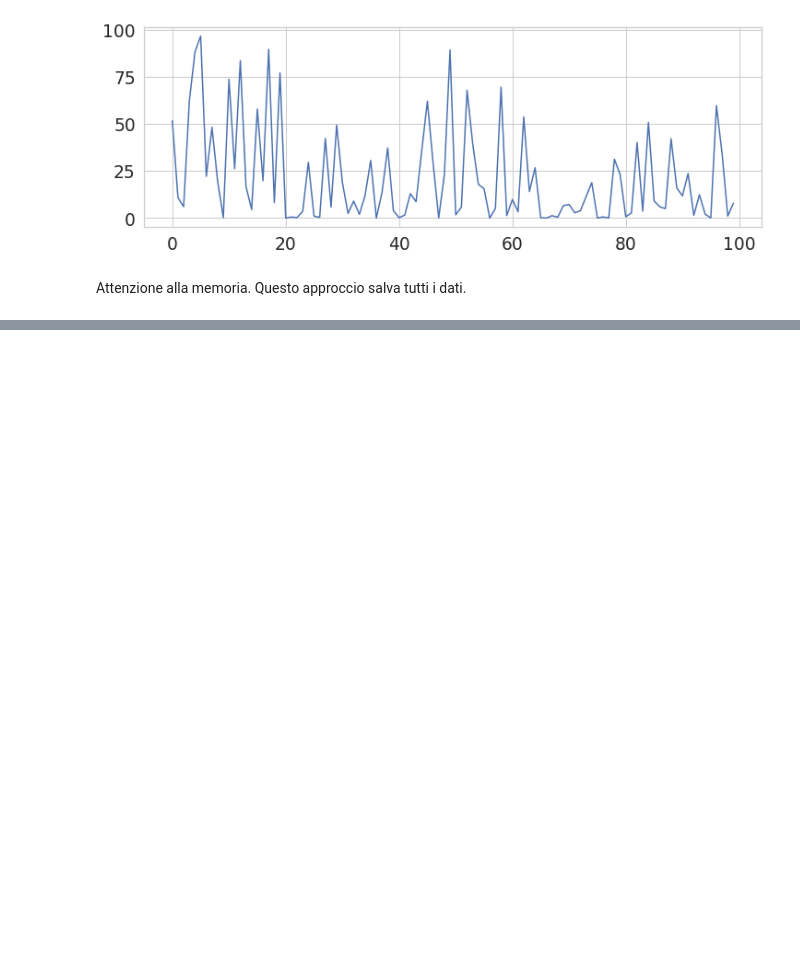
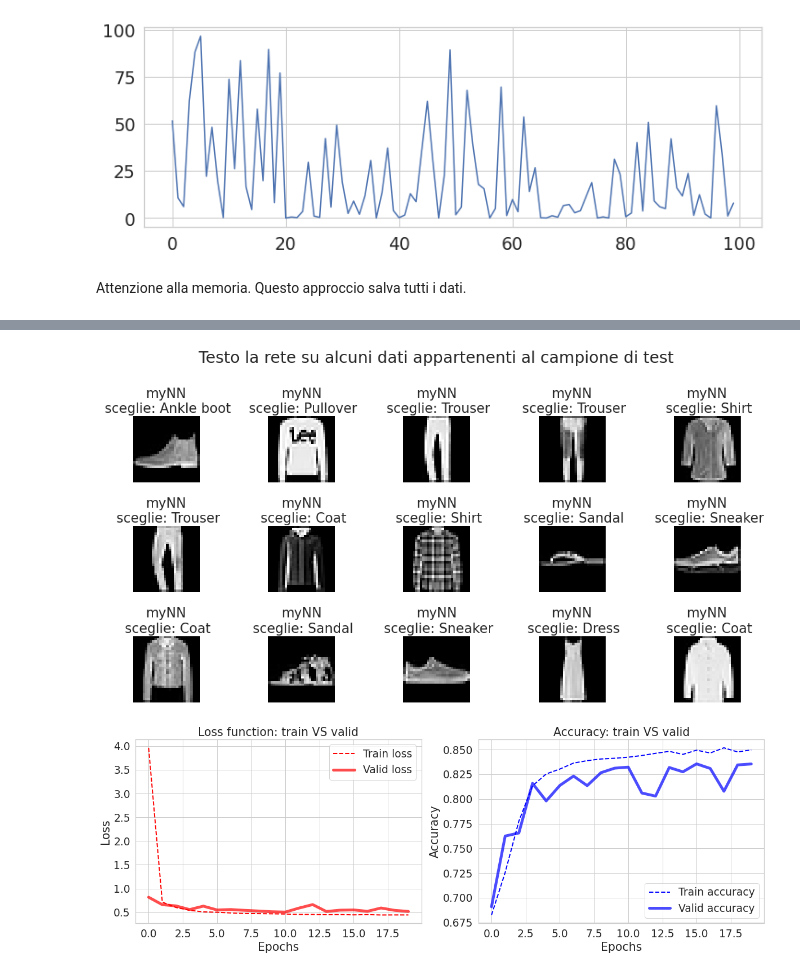
Before and after one commit to MatteoRobbiati/DeepLearning, a Jupyter notebook: Ex04.ipynb, the cells around one changed output, grey strips where cells are left out. Cells and saved outputs as stored; diff of their text form; code cells hidden in the pictures; blank space fills up the shorter version.

```diff
--- a/Ex04.ipynb
+++ b/Ex04.ipynb
@@ -79,0 +192,39 @@ Attenzione alla memoria. Questo approccio salva tutti i dati.
+# %%
+#X_test = X_test.reshape(X_test.shape[0], img_rows*img_cols)
+predictions = myNN.predict(X_test)
+
+X_test = X_test.reshape(X_test.shape[0], img_rows, img_cols,1)
+
+
+plt.figure(figsize=(15, 8))
+plt.suptitle('Testo la rete su alcuni dati appartenenti al campione di test')
+
+for i in range(15):
+    ax = plt.subplot(3, 5, i + 1)
+    plt.imshow(X_test[i, :, :, 0], cmap='gray')
+    plt.title("myNN\n sceglie: "+labels[np.argmax(predictions[i])])
+    plt.axis('off')
+
+plt.tight_layout()
+plt.show()
+
+plt.figure(figsize=(20,6))
+plt.subplot(1,2,1)
+plt.title('Loss function: train VS valid')
+plt.plot(ep, history_fashion.history['loss'], color='red', ls='--', lw=2, label='Train loss')
+plt.plot(ep, history_fashion.history['val_loss'], color='red', ls='-', lw=5, label='Valid loss', alpha=0.7)
+plt.xlabel('Epochs')
+plt.ylabel('Loss')
+plt.legend()
+
+plt.subplot(1,2,2)
+plt.title('Accuracy: train VS valid')
+plt.plot(ep, history_fashion.history['accuracy'], color='blue', ls='--', lw=2, label='Train accuracy')
+plt.plot(ep, history_fashion.history['val_accuracy'], color='blue', ls='-', lw=5, label='Valid accuracy', alpha=0.7)
+plt.xlabel('Epochs')
+plt.ylabel('Accuracy')
+plt.legend()
+plt.show()
+# %% [output]
+[figure, added]
+[figure, added]
```
Also changed, not shown: parts of 9 cells of this notebook.
